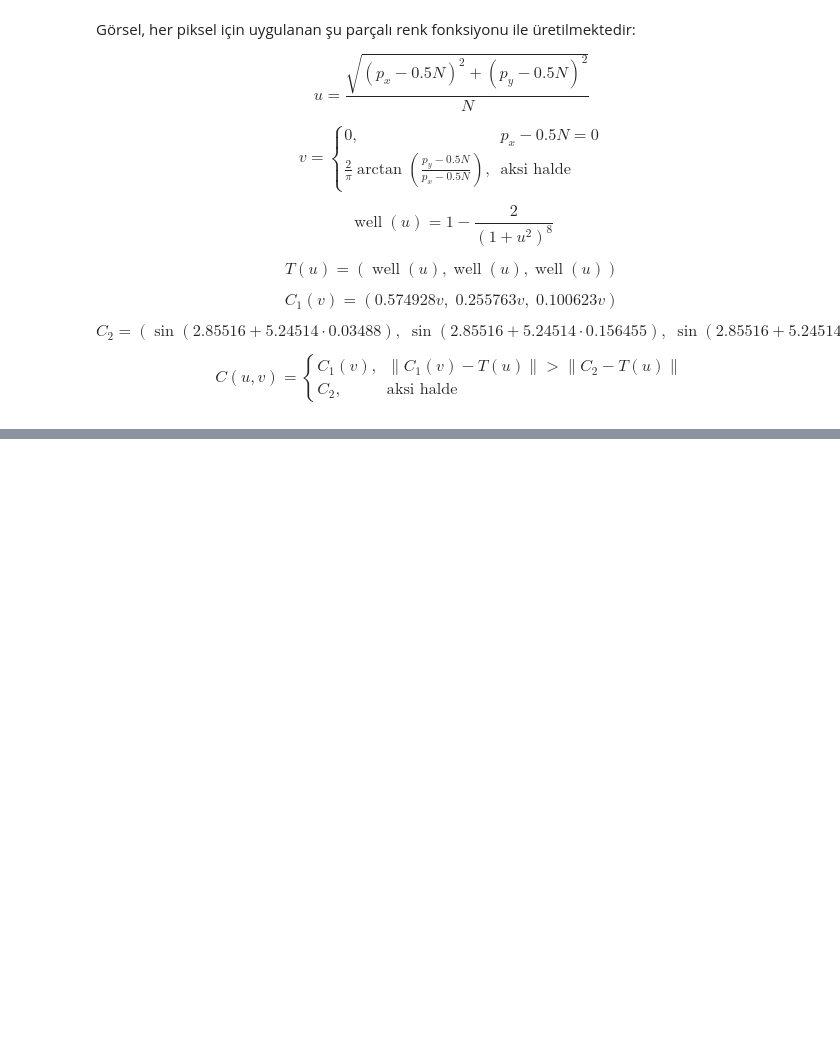
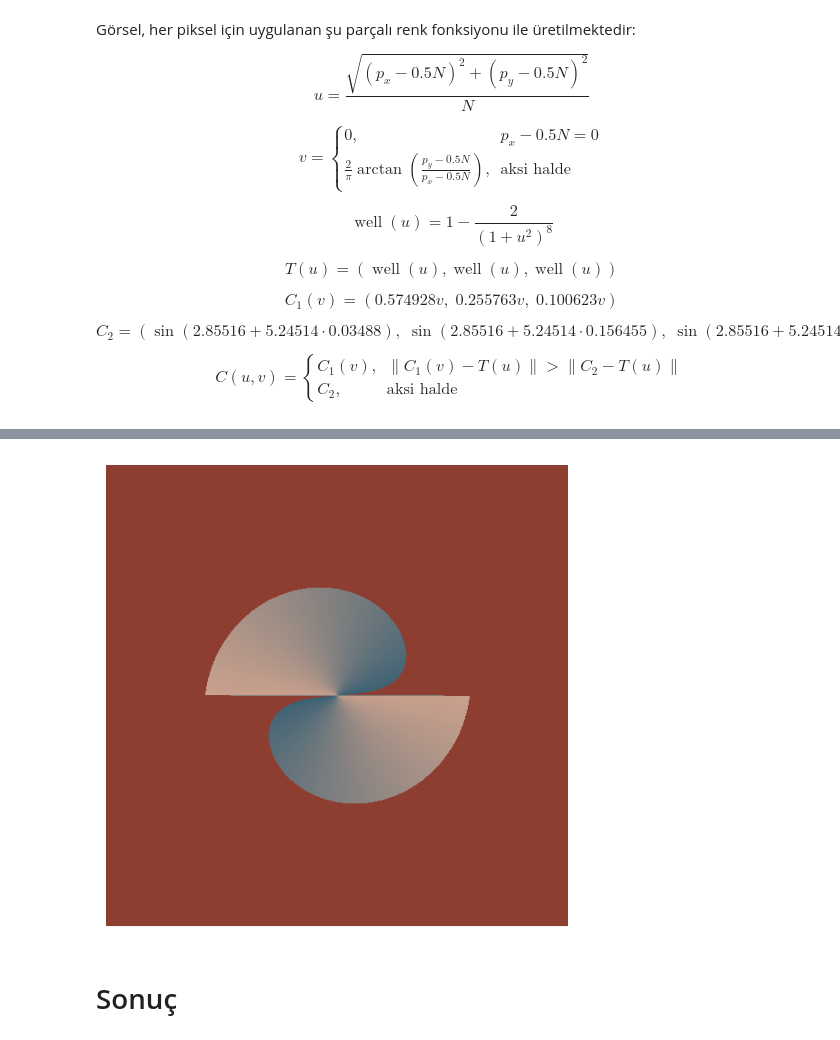
Before and after one commit to gndzegemen/ImageProcessingHW1, a Jupyter notebook: ImageManipulation.ipynb, the cells around one changed output, grey strips where cells are left out. Cells and saved outputs as stored; diff of their text form; code cells hidden in the pictures; blank space fills up the shorter version.

```diff
--- a/ImageManipulation.ipynb
+++ b/ImageManipulation.ipynb
@@ -244,0 +351,14 @@ $$
+# %%
+#Yatay Simetri
+horizontal_symmetry = cv2.flip(rotated_img, 0)
+# %%
+from matplotlib import pyplot as plt
+
+plt.figure(figsize=(6,6))
+plt.imshow(horizontal_symmetry)
+plt.axis("off")
+plt.show()
+# %% [output]
+[figure, added]
+# %% [markdown]
+# Sonuç
```
Also changed, not shown: parts of 30 cells of this notebook, 3 other files.
